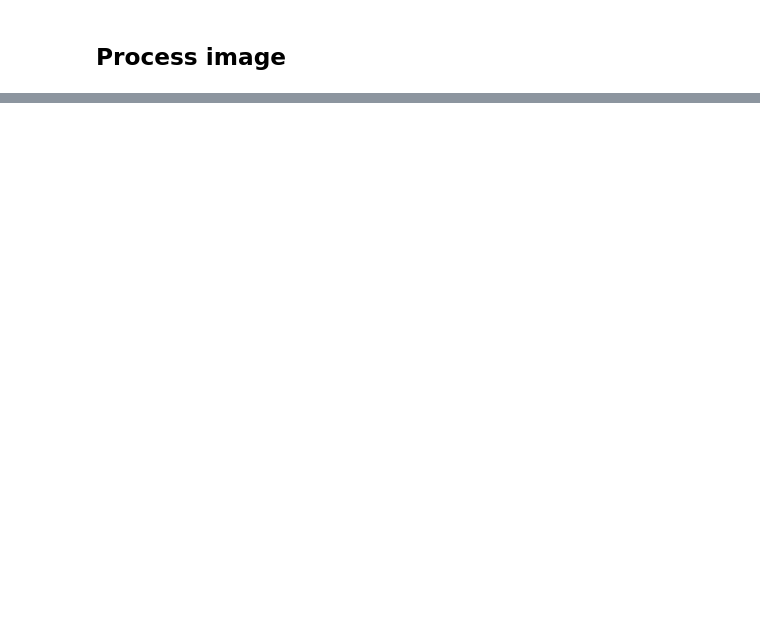
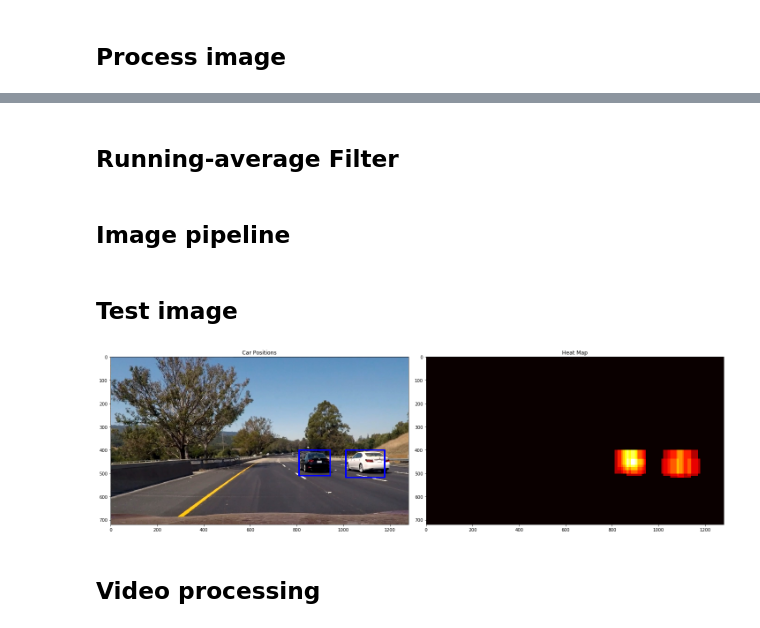
Before and after one commit to stbdang/CarND-Vehicle-Detection, a Jupyter notebook: P5-DanielKim.ipynb, the cells around one changed output, grey strips where cells are left out. Cells and saved outputs as stored; diff of their text form; code cells hidden in the pictures; blank space fills up the shorter version.

Commit message:
Working code with video

```diff
--- a/P5-DanielKim.ipynb
+++ b/P5-DanielKim.ipynb
@@ -85,9 +79,10 @@ def extract_features(image, cspace, orient, pix_per_cell, cell_per_block, hog_ch
     # Apply bin_spatial() to get spatial color features
     spatial_features = bin_spatial(feature_image, size=spatial_size)
     # Apply color_hist() also with a color space option now
-    hist_features = color_hist(feature_image, nbins=hist_bins, bins_range=hist_range)
+    #hist_features = color_hist(feature_image, nbins=hist_bins, bins_range=hist_range)
     # Append the new feature vector to the features list
-    features = np.concatenate((spatial_features, hist_features, hog_features))
+    features = np.concatenate((spatial_features, hog_features))#hist_features, hog_features))
+    #features = hog_features
 
     return features
 
@@ -284,0 +324,25 @@ plt.imshow(out_img)
+# %% [markdown]
+## Running-average Filter
+# %%
+class Filter():
+    def __init__(self, filter_length, threshold):
+        self.recent_heat = np.array([])
+        self.filter_length = filter_length;
+        self.threshold = filter_length * threshold
+    def getFilteredHeat(self, currentHeat):
+        if self.recent_heat.shape[0] == 0:
+            self.recent_heat = np.array([currentHeat])
+        else:
+            self.recent_heat = np.append(self.recent_heat, [currentHeat], axis=0)
+
+        if self.recent_heat.shape[0] > self.filter_length:
+            self.recent_heat = self.recent_heat[1:];
+
+        sumHeat = np.sum(self.recent_heat, axis=0)
+
+        # Apply threshold to help remove false positives
+        filtered_heat = apply_threshold(sumHeat, self.threshold)
+
+        return filtered_heat
+# %% [markdown]
+## Image pipeline
@@ -284,0 +401,10 @@ plt.imshow(out_img)
+# %% [markdown]
+## Test image
+# %%
+img = mpimg.imread('test_images/test6.jpg')
+singleFilter = Filter(1, 2)
+p_img = processImage(img, singleFilter, visualize=True)
+# %% [output]
+[figure, added]
+# %% [markdown]
+## Video processing
```
Also changed, not shown: parts of 9 cells of this notebook, 1 other file.
